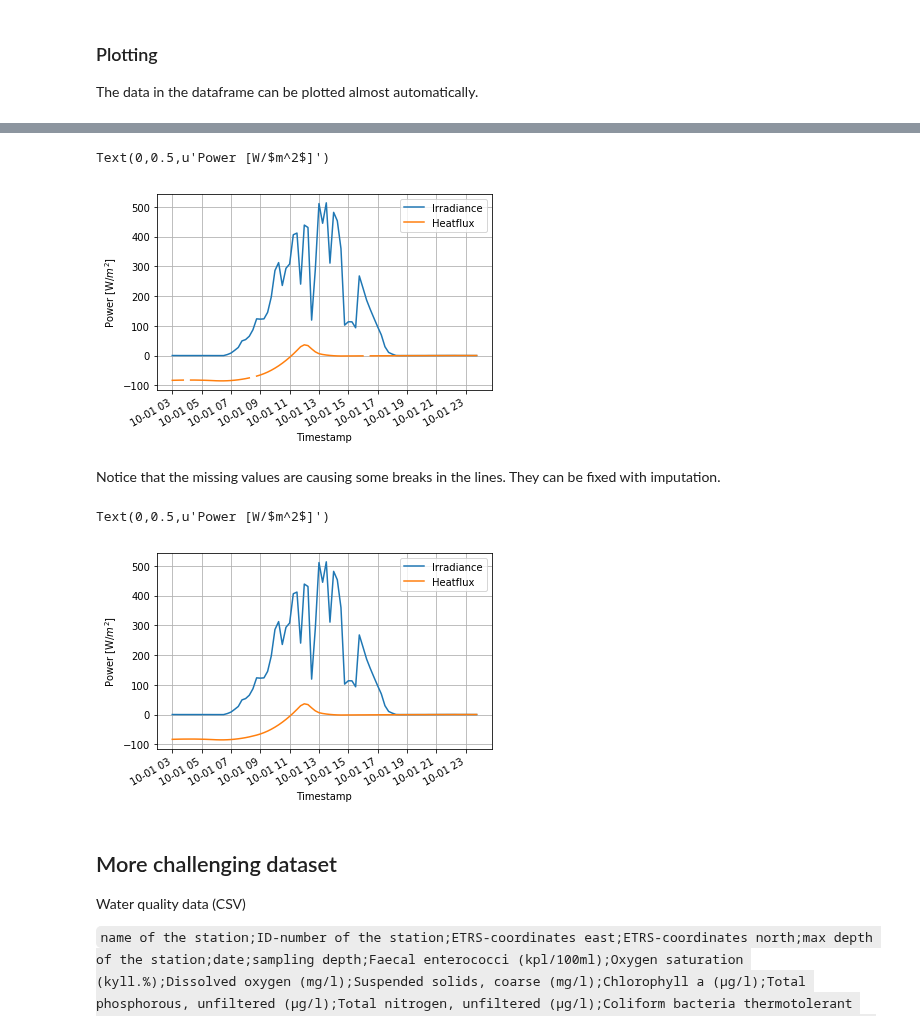
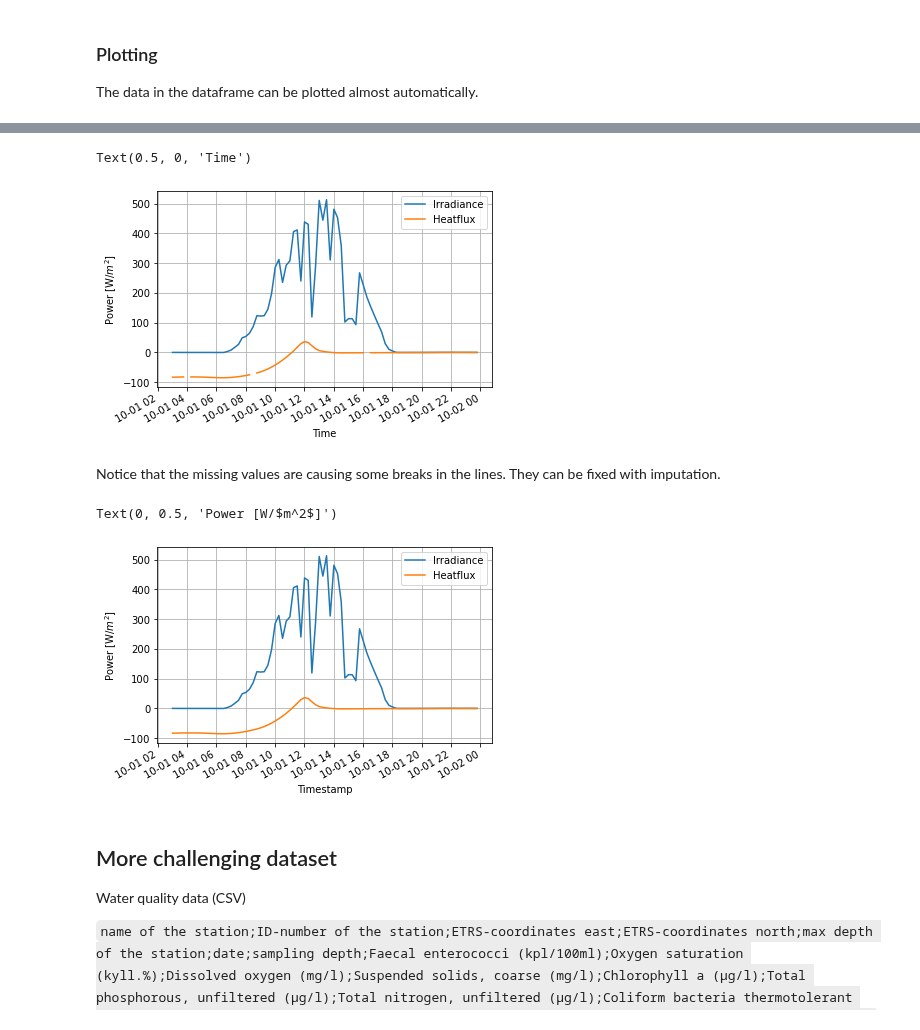
Before and after one commit to pevalisuo/AML, a Jupyter notebook: lectures/ReadingAndPlotting.ipynb, the cells around one changed output, grey strips where cells are left out. Saved outputs shown, nothing was run; the diff lists cells and outputs as text; code cells hidden in the pictures.

```diff
--- a/lectures/ReadingAndPlotting.ipynb
+++ b/lectures/ReadingAndPlotting.ipynb
@@ -238,19 +297,21 @@ The data in the dataframe can be plotted almost automatically.
 # %%
-ax=(D['2014-10-01']).plot()
+ax=(D.loc['2014-10-01']).plot()
 ax.grid()
 ax.set_ylabel('Power [W/$m^2$]')
+ax.set_xlabel('Time')
 # %% [output]
-Text(0,0.5,u'Power [W/$m^2$]')
+Text(0.5, 0, 'Time')
-[figure, old version]
+[figure, new version]
 # %% [markdown]
 Notice that the missing values are causing some breaks in the lines. They can be fixed with imputation.
 # %%
-ax=(D['2014-10-01']).interpolate().plot()
+ax=(D.loc['2014-10-01']).interpolate().plot()
+#ax=(D.loc['2014-10-01']).dropna().plot()
 ax.grid()
 ax.set_ylabel('Power [W/$m^2$]')
 # %% [output]
-Text(0,0.5,u'Power [W/$m^2$]')
+Text(0, 0.5, 'Power [W/$m^2$]')
-[figure, old version]
+[figure, new version]
 # %% [markdown]
 ## More challenging dataset
 
```
Also changed, not shown: parts of 16 cells of this notebook, 1 other file.
